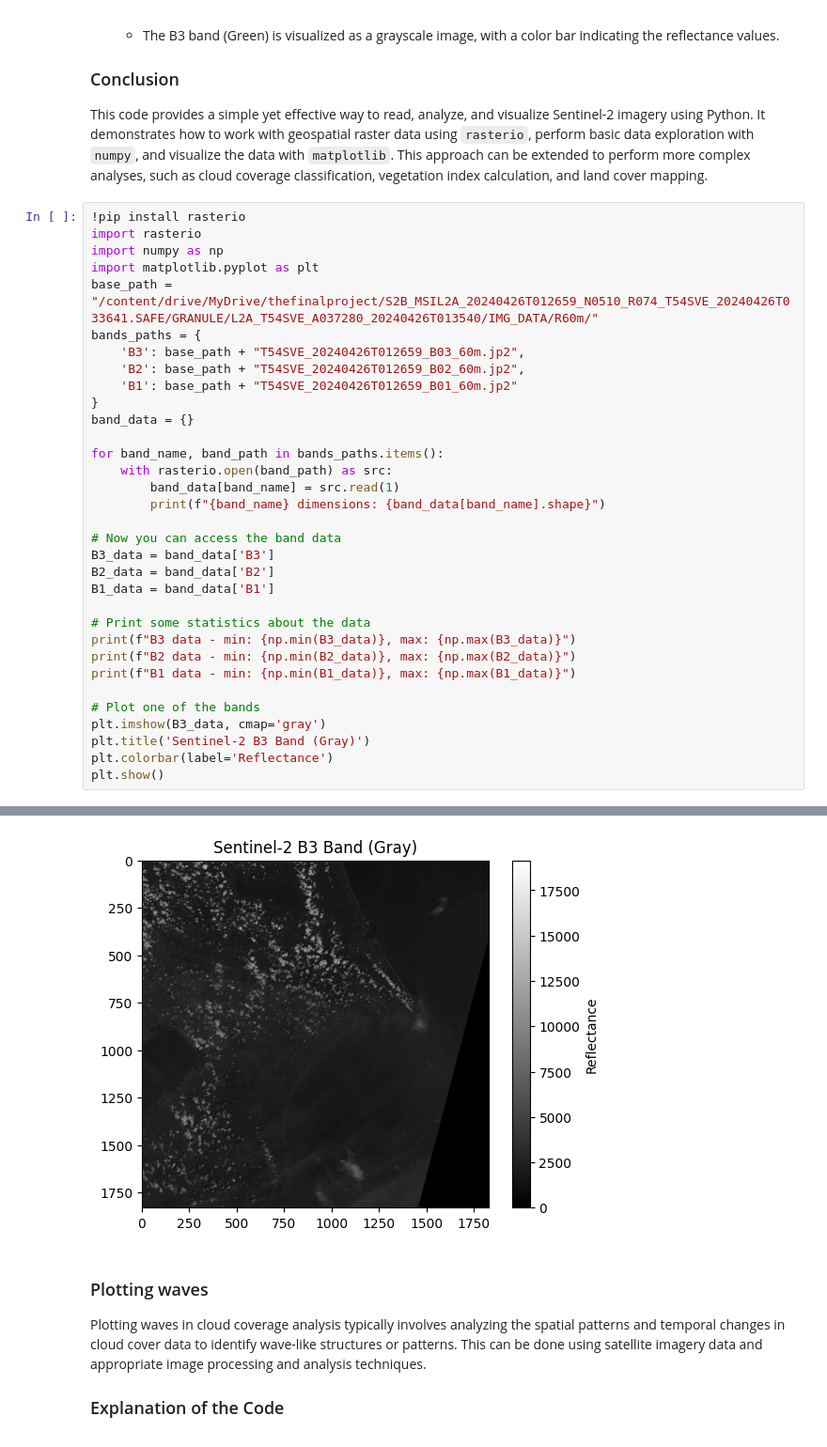
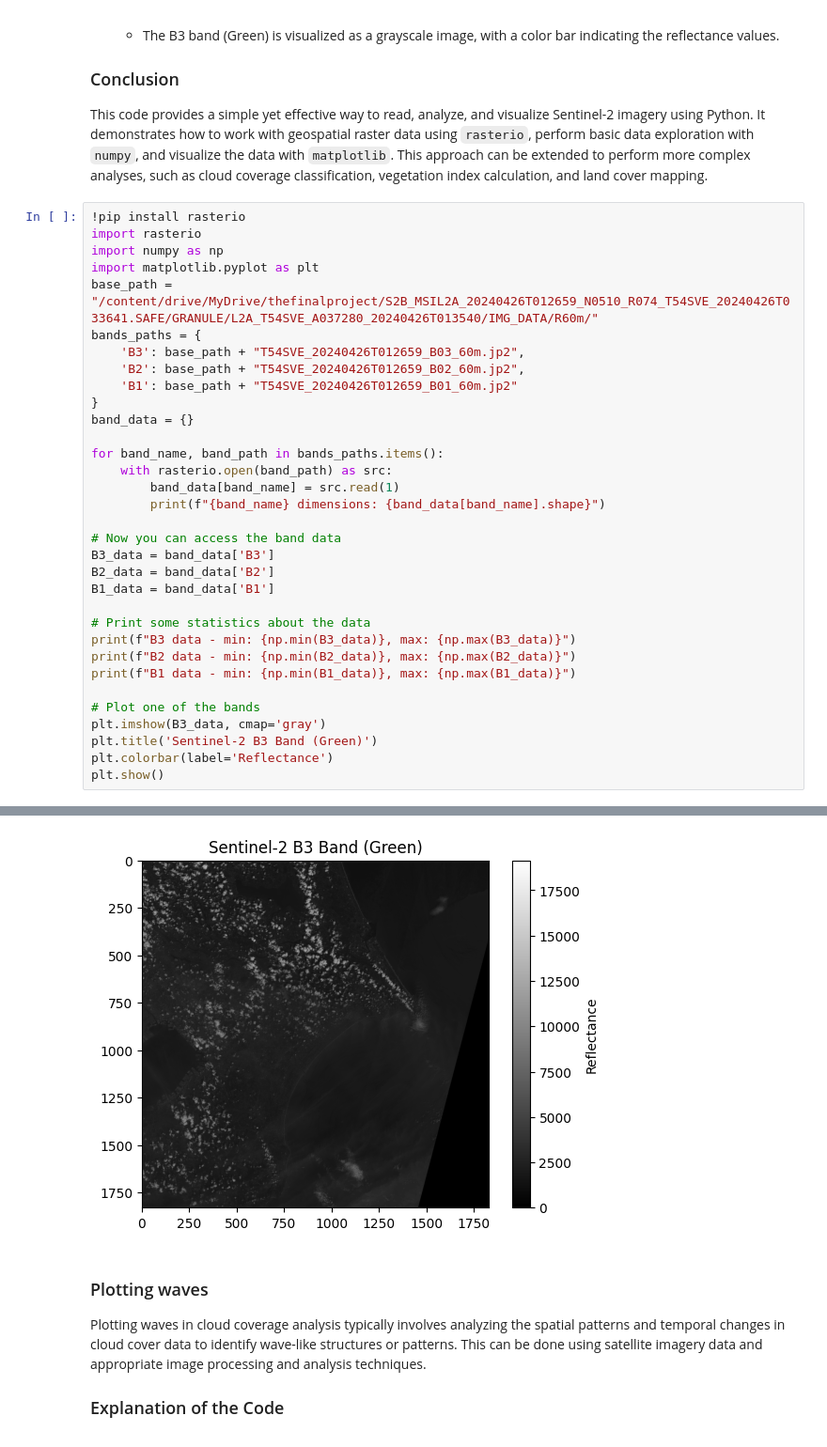
Before and after one commit to githubengland/githubengland, a Jupyter notebook: Cleaned_finalproject.ipynb, the cells around one changed output, grey strips where cells are left out. Shown at 94% size. Cells and saved outputs as stored; diff of their text form.

```diff
--- a/Cleaned_finalproject.ipynb
+++ b/Cleaned_finalproject.ipynb
@@ -568,35 +569,35 @@ B3_data = band_data['B3']
 B2_data = band_data['B2']
 B1_data = band_data['B1']
 
 # Print some statistics about the data
 print(f"B3 data - min: {np.min(B3_data)}, max: {np.max(B3_data)}")
 print(f"B2 data - min: {np.min(B2_data)}, max: {np.max(B2_data)}")
 print(f"B1 data - min: {np.min(B1_data)}, max: {np.max(B1_data)}")
 
 # Plot one of the bands
 plt.imshow(B3_data, cmap='gray')
-plt.title('Sentinel-2 B3 Band (Gray)')
+plt.title('Sentinel-2 B3 Band (Green)')
 plt.colorbar(label='Reflectance')
 plt.show()
 # %% [output]
 Requirement already satisfied: rasterio in /usr/local/lib/python3.10/dist-packages (1.3.10)
 Requirement already satisfied: affine in /usr/local/lib/python3.10/dist-packages (from rasterio) (2.4.0)
 Requirement already satisfied: attrs in /usr/local/lib/python3.10/dist-packages (from rasterio) (23.2.0)
 Requirement already satisfied: certifi in /usr/local/lib/python3.10/dist-packages (from rasterio) (2024.2.2)
 Requirement already satisfied: click>=4.0 in /usr/local/lib/python3.10/dist-packages (from rasterio) (8.1.7)
 Requirement already satisfied: cligj>=0.5 in /usr/local/lib/python3.10/dist-packages (from rasterio) (0.7.2)
 Requirement already satisfied: numpy in /usr/local/lib/python3.10/dist-packages (from rasterio) (1.25.2)
 Requirement already satisfied: snuggs>=1.4.1 in /usr/local/lib/python3.10/dist-packages (from rasterio) (1.4.7)
 Requirement already satisfied: click-plugins in /usr/local/lib/python3.10/dist-packages (from rasterio) (1.1.1)
 Requirement already satisfied: setuptools in /usr/local/lib/python3.10/dist-packages (from rasterio) (67.7.2)
 Requirement already satisfied: pyparsing>=2.1.6 in /usr/local/lib/python3.10/dist-packages (from snuggs>=1.4.1->rasterio) (3.1.2)
 B3 dimensions: (1830, 1830)
 B2 dimensions: (1830, 1830)
 B1 dimensions: (1830, 1830)
 B3 data - min: 0, max: 19147
 B2 data - min: 0, max: 20742
 B1 data - min: 0, max: 22257
-[figure, old version]
+[figure, new version]
 # %% [markdown]
 ### Plotting waves
 Plotting waves in cloud coverage analysis typically involves analyzing the spatial patterns and temporal changes in cloud cover data to identify wave-like structures or patterns. This can be done using satellite imagery data and appropriate image processing and analysis techniques.
```
Also changed, not shown: parts of 2 cells of this notebook.
